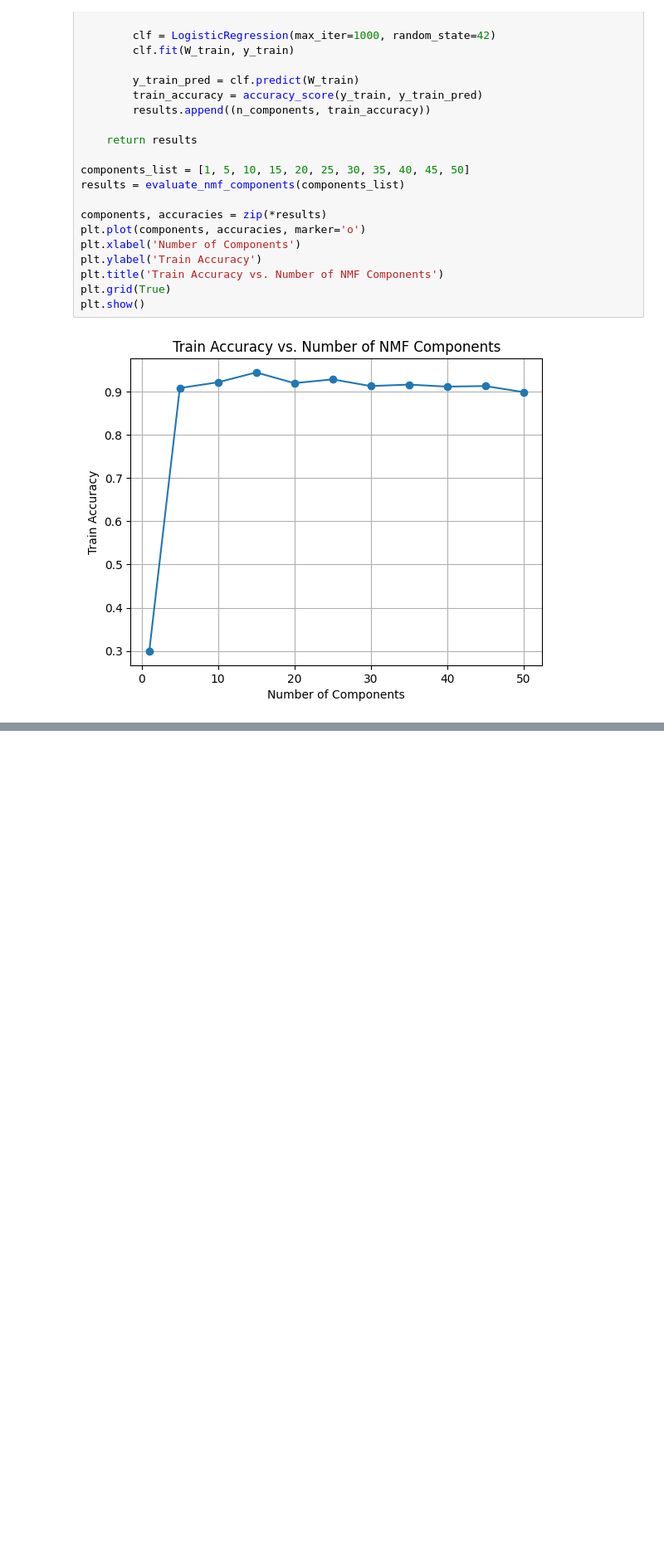
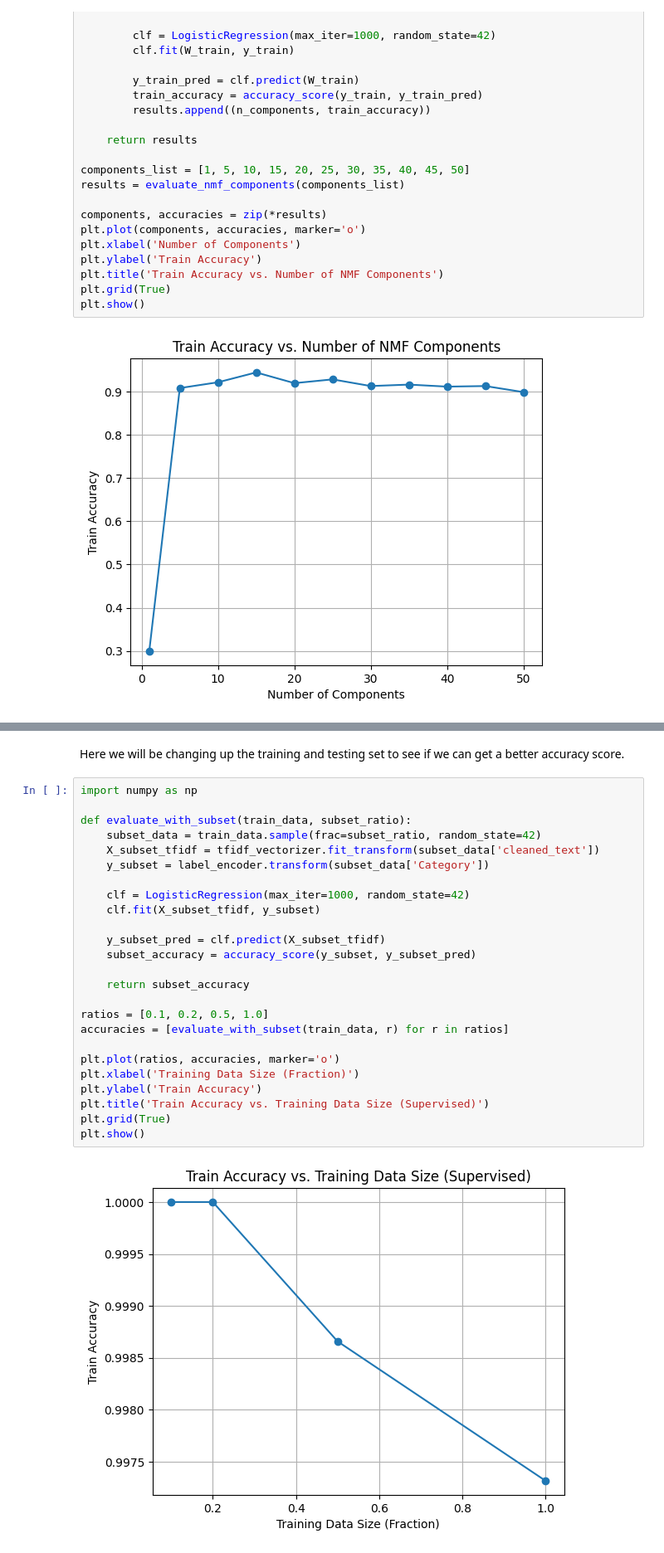
Before and after one commit to Karan-D-Software/ML-News-Classification, a Jupyter notebook: project.ipynb, the cells around one changed output, grey strips where cells are left out. Shown: that part at 83% size. Saved outputs shown, nothing was run; the diff lists cells and outputs as text; blank space fills up the shorter version.

```diff
--- a/project.ipynb
+++ b/project.ipynb
@@ -286,0 +324,29 @@ We will now compare our previous model (unsupervised learning) to a supervised l
+# %% [markdown]
+Here we will be changing up the training and testing set to see if we can get a better accuracy score.
+# %%
+import numpy as np
+
+def evaluate_with_subset(train_data, subset_ratio):
+    subset_data = train_data.sample(frac=subset_ratio, random_state=42)
+    X_subset_tfidf = tfidf_vectorizer.fit_transform(subset_data['cleaned_text'])
+    y_subset = label_encoder.transform(subset_data['Category'])
+
+    clf = LogisticRegression(max_iter=1000, random_state=42)
+    clf.fit(X_subset_tfidf, y_subset)
+
+    y_subset_pred = clf.predict(X_subset_tfidf)
+    subset_accuracy = accuracy_score(y_subset, y_subset_pred)
+
+    return subset_accuracy
+
+ratios = [0.1, 0.2, 0.5, 1.0]
+accuracies = [evaluate_with_subset(train_data, r) for r in ratios]
+
+plt.plot(ratios, accuracies, marker='o')
+plt.xlabel('Training Data Size (Fraction)')
+plt.ylabel('Train Accuracy')
+plt.title('Train Accuracy vs. Training Data Size (Supervised)')
+plt.grid(True)
+plt.show()
+# %% [output]
+[figure, added]
```
Also changed, not shown: parts of 5 cells of this notebook, 3 other files.
